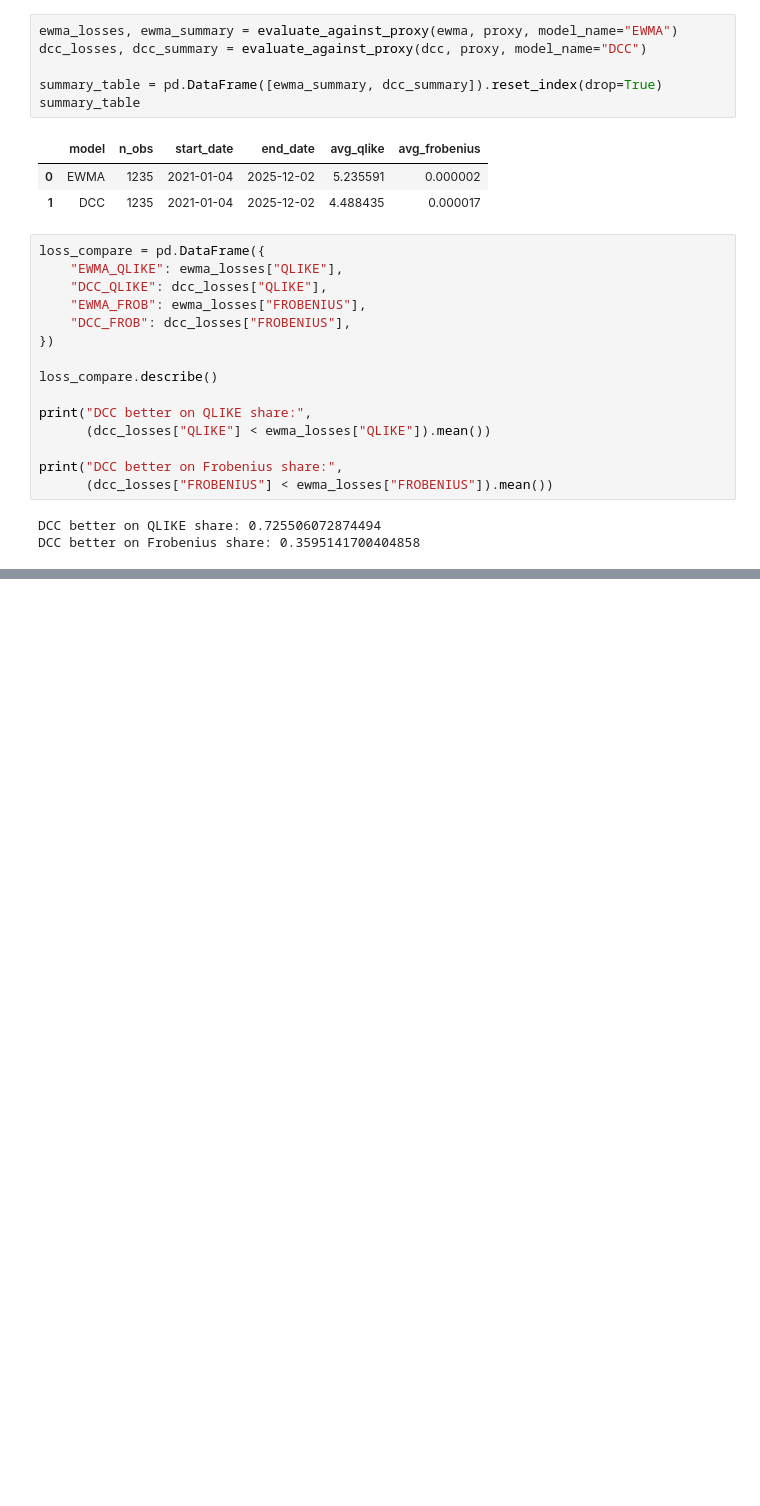
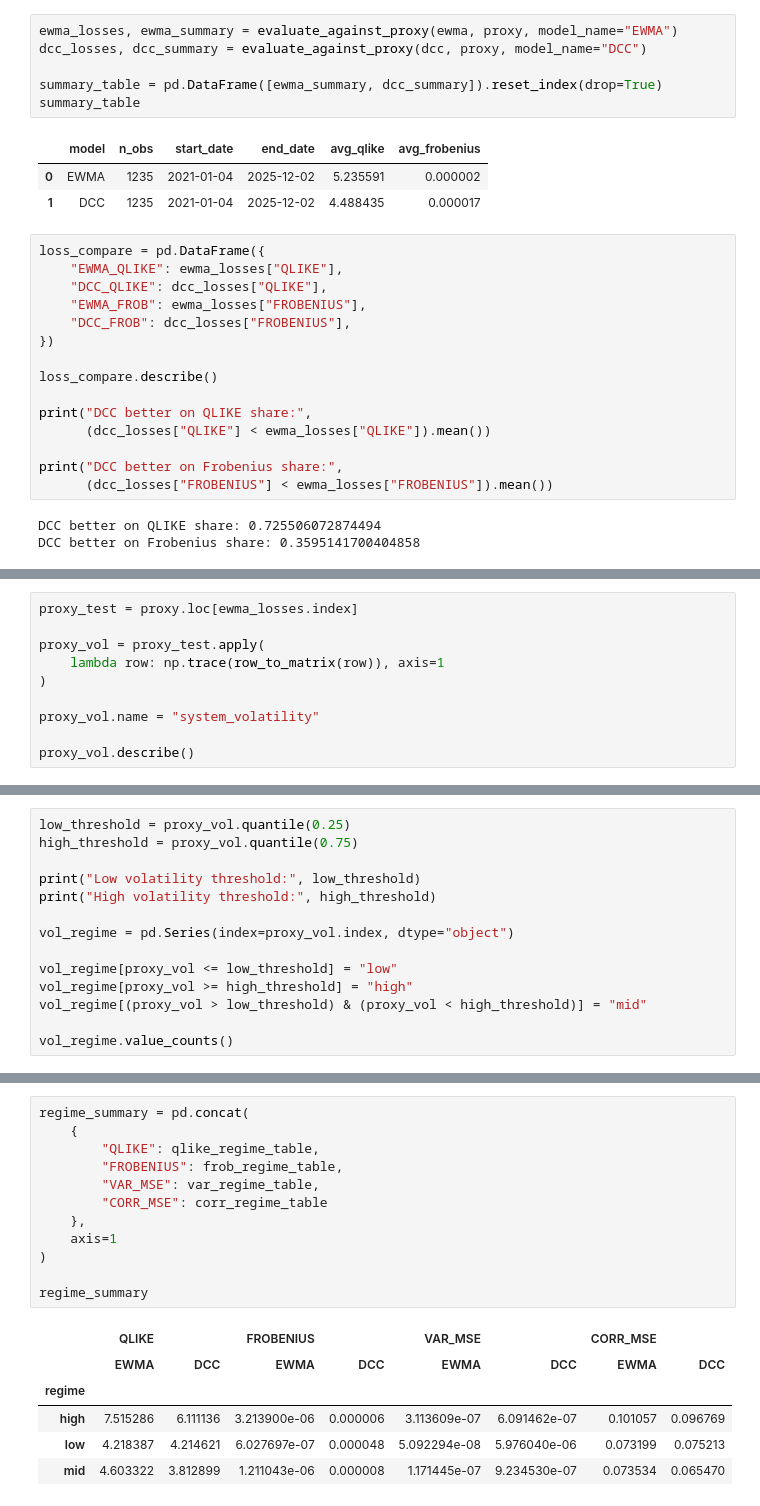
Before and after one commit to bjornhaalandoma/Master_thesis, a Jupyter notebook: evaluation/evaluation.ipynb, the cells around one changed output, grey strips where cells are left out. Cells and saved outputs as stored; diff of their text form; blank space fills up the shorter version.

```diff
--- a/evaluation/evaluation.ipynb
+++ b/evaluation/evaluation.ipynb
@@ -121,0 +218,10 @@ DCC better on Frobenius share: 0.3595141700404858
+# %%
+proxy_test = proxy.loc[ewma_losses.index]
+
+proxy_vol = proxy_test.apply(
+    lambda row: np.trace(row_to_matrix(row)), axis=1
+)
+
+proxy_vol.name = "system_volatility"
+
+proxy_vol.describe()
@@ -121,0 +238,14 @@ DCC better on Frobenius share: 0.3595141700404858
+# %%
+low_threshold = proxy_vol.quantile(0.25)
+high_threshold = proxy_vol.quantile(0.75)
+
+print("Low volatility threshold:", low_threshold)
+print("High volatility threshold:", high_threshold)
+
+vol_regime = pd.Series(index=proxy_vol.index, dtype="object")
+
+vol_regime[proxy_vol <= low_threshold] = "low"
+vol_regime[proxy_vol >= high_threshold] = "high"
+vol_regime[(proxy_vol > low_threshold) & (proxy_vol < high_threshold)] = "mid"
+
+vol_regime.value_counts()
@@ -121,0 +299,19 @@ DCC better on Frobenius share: 0.3595141700404858
+# %%
+regime_summary = pd.concat(
+    {
+        "QLIKE": qlike_regime_table,
+        "FROBENIUS": frob_regime_table,
+        "VAR_MSE": var_regime_table,
+        "CORR_MSE": corr_regime_table
+    },
+    axis=1
+)
+
+regime_summary
+# %% [output]
+|  | QLIKE |  | FROBENIUS |  | VAR_MSE |  | CORR_MSE |  |
+|  | EWMA | DCC | EWMA | DCC | EWMA | DCC | EWMA | DCC |
+| regime |  |  |  |  |  |  |  |  |
+| high | 7.515286 | 6.111136 | 3.213900e-06 | 0.000006 | 3.113609e-07 | 6.091462e-07 | 0.101057 | 0.096769 |
+| low | 4.218387 | 4.214621 | 6.027697e-07 | 0.000048 | 5.092294e-08 | 5.976040e-06 | 0.073199 | 0.075213 |
+| mid | 4.603322 | 3.812899 | 1.211043e-06 | 0.000008 | 1.171445e-07 | 9.234530e-07 | 0.073534 | 0.065470 |
```
Also changed, not shown: parts of 10 cells of this notebook, 1 other file.
